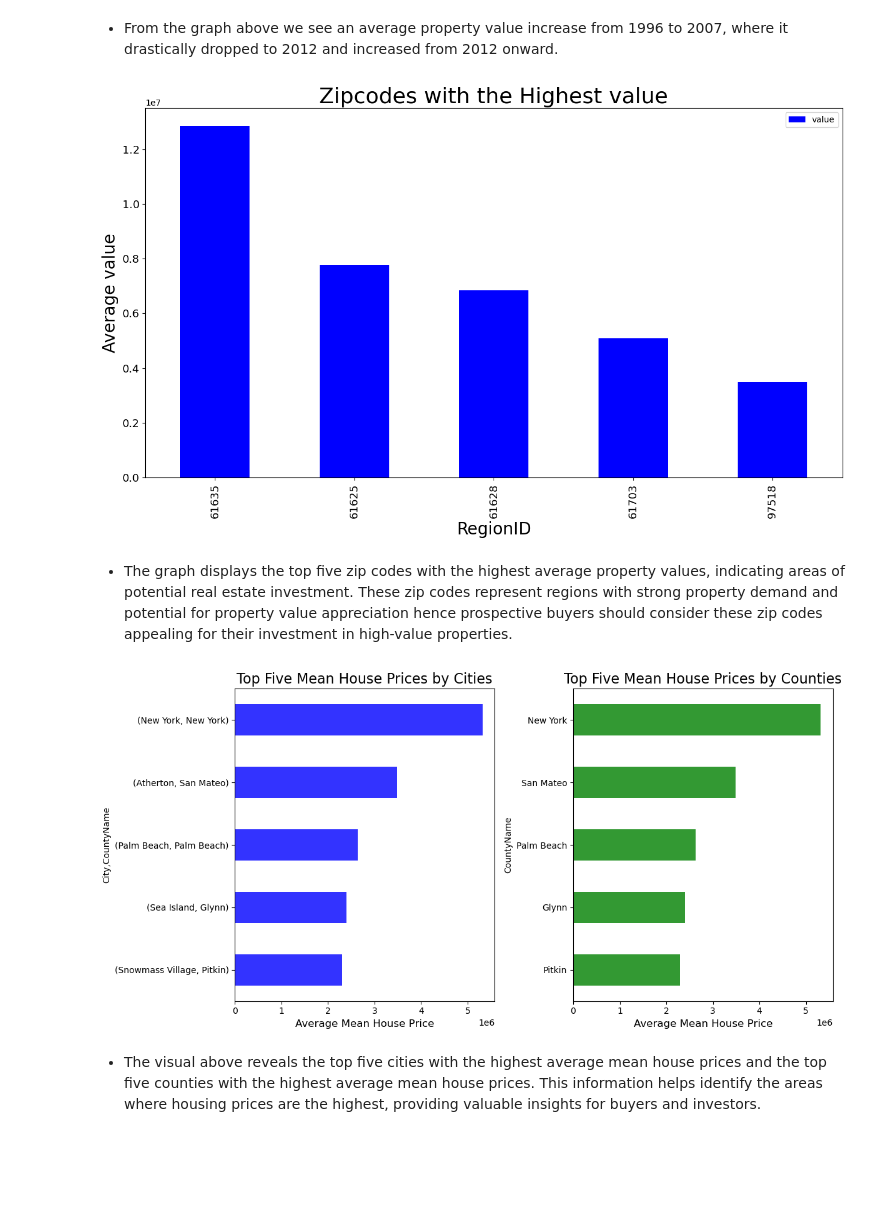
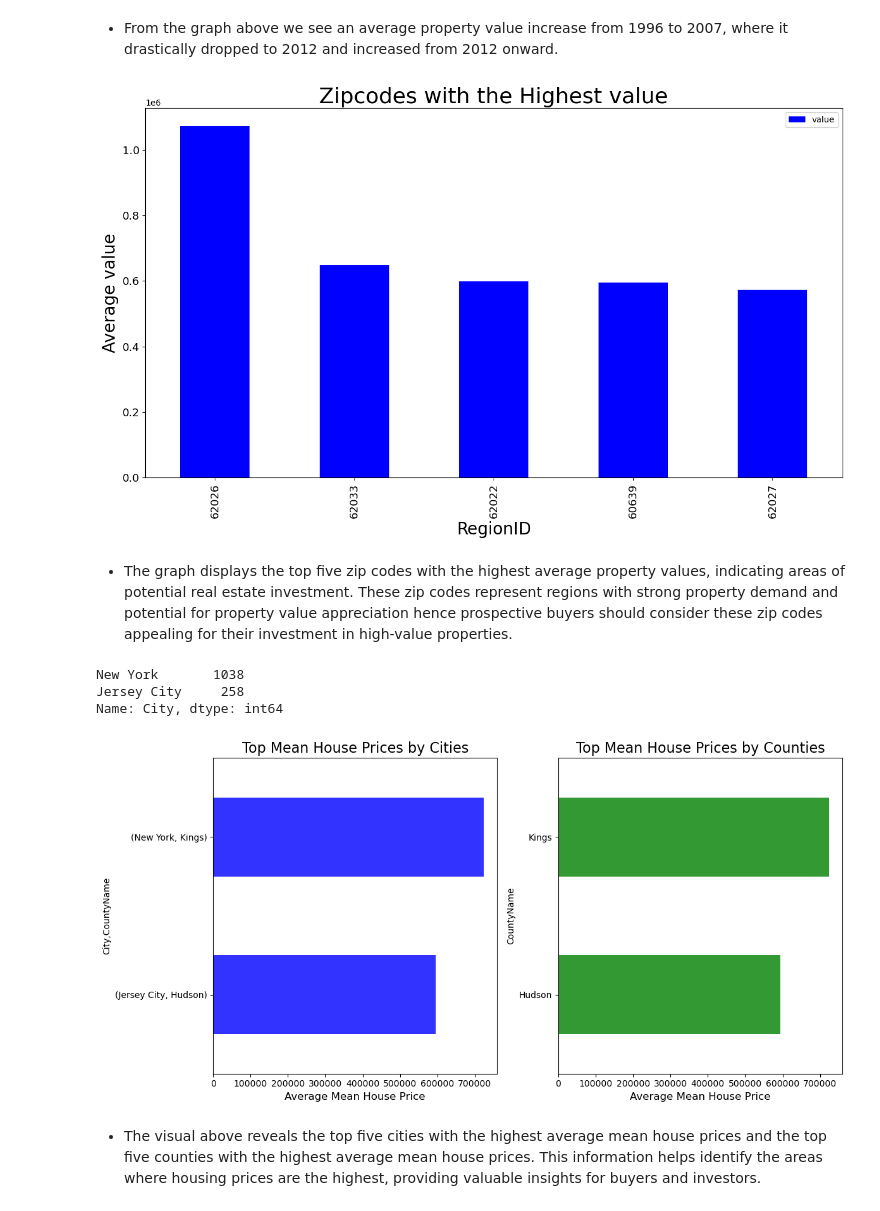
Before and after one commit to Lawez/phase-4-group-project, a Jupyter notebook: starter_notebook.ipynb, the cells around one changed output. Cells and saved outputs as stored; diff of their text form; code cells hidden in the pictures; blank space fills up the shorter version.

```diff
--- a/starter_notebook.ipynb
+++ b/starter_notebook.ipynb
@@ -311,6 +356,6 @@ Index(['RegionID', 'RegionName', 'City', 'State', 'Metro', 'CountyName',
 # %%
 # A function to convert the wide format to a long format
-def melt_df(df):
+#def melt_df(df):
     """
     Takes the zillow_data dataset in wide form or a subset of the zillow_dataset.
     Returns a long-form datetime dataframe
@@ -319,15 +364,15 @@ def melt_df(df):
     If more than one row is passes in the wide-form dataset, the values column
     will be the mean of the values from the datetime columns in all of the rows.
     """
-    melted = pd.melt(df, id_vars=['RegionName', 'RegionID', 'SizeRank', 'City', 'State', 'Metro', 'CountyName', 'ROI', 'ROI2', 'CV', 'Volatility', 'Market Stability', 'Risk Indicator 1', 'Risk Indicator 2'], var_name='time')
+    #melted = pd.melt(df, id_vars=['RegionName', 'RegionID', 'SizeRank', 'City', 'State', 'Metro', 'CountyName', 'ROI', 'ROI2', 'CV', 'Volatility', 'Market Stability', 'Risk Indicator 1', 'Risk Indicator 2','Region'], var_name='time')
 
-    melted['time'] = pd.to_datetime(melted['time'], infer_datetime_format=True)
-    melted = melted.dropna(subset=['value'])
-    return melted
+    #melted['time'] = pd.to_datetime(melted['time'], infer_datetime_format=True)
+    #melted = melted.dropna(subset=['value'])
+    #return melted
 
-new = melt_df(data)
+#new = melt_df(top5)
 # Converting the date data type into date time and indexing
-new['time'] = pd.to_datetime(new['time'], format='%m/%y')
+#new['time'] = pd.to_datetime(new['time'], format='%m/%y')
 
 # Set the 'Date' column as index
-new.set_index('time', inplace=True)
+#new.set_index('time', inplace=True)
@@ -342,2 +452,4 @@ check_duplicates(data)
 # %% [output]
 No duplicates found in the dataset
+# %%
+new.drop_duplicates( keep='first', inplace=True)
@@ -357,13 +465,0 @@ Given that the percentage of the missing values is small, It would be best to fi
-# %%
-#Filling missing values of ROI,ROI2 and Market stability by there mean data
-new['ROI'] = new['ROI'].fillna(new['ROI'].mean())
-new['ROI2'] = new['ROI2'].fillna(new['ROI2'].mean())
-new['Market Stability'] = new['Market Stability'].fillna(new['Market Stability'].mean())
-new['Risk Indicator 1'] = new['Risk Indicator 1'].fillna(new['Risk Indicator 1'].mean())
-new['Risk Indicator 2'] = new['Risk Indicator 2'].fillna(new['Risk Indicator 2'].mean())
-# %%
-# Foward filling missing values
-new.ffill(inplace=True)
-
-# Confirming missing values have been filled
-check_missing_values(new)
@@ -501,42 +604,48 @@ ax3.set_title("Zipcodes with the Highest value", fontsize=26)
 ax3.set_ylabel("Average value", fontsize=20);
 ax3.set_xlabel("RegionID", fontsize=20);
 # %% [output]
-[figure, old version]
+[figure, new version]
 # %% [markdown]
 * The graph displays the top five zip codes with the highest average property values, indicating areas of potential real estate investment. These zip codes represent regions with strong property demand and potential for property value appreciation hence prospective buyers should consider these zip codes appealing for their investment in high-value properties.
+# %%
+new.City.value_counts()
+# %% [output]
+New York       1038
+Jersey City     258
+Name: City, dtype: int64
 # %%
 #visualizing the house prices basing on cities
 # Group data by city and county and calculate mean house prices
-top_cities = new.groupby(['City', 'CountyName'])['value'].mean().sort_values(ascending=False).head(5)
+top_cities = new.groupby(['City', 'CountyName'])['value'].mean().sort_values(ascending=False)
 
 # Sort the top cities and counties
 top_cities = top_cities.sort_values(ascending=True)
 top_counties = top_cities.groupby('CountyName').mean().sort_values(ascending=True)
 
 # Create a figure with two subplots
 fig, axs = plt.subplots(1, 2, figsize=(12, 6))
 
 # Plot for cities
 top_cities.plot(kind='barh', color='blue', alpha=0.8, ax=axs[0])
-axs[0].set_title("Top Five Mean House Prices by Cities", fontsize=16)
+axs[0].set_title("Top Mean House Prices by Cities", fontsize=16)
 axs[0].set_xlabel("Average Mean House Price", fontsize=12)
 axs[0].tick_params(axis='y', labelrotation=0)
 axs[0].tick_params(axis='both', labelsize=10)
 
 # Plot for counties
 top_counties.plot(kind='barh', color='green', alpha=0.8, ax=axs[1])
-axs[1].set_title("Top Five Mean House Prices by Counties", fontsize=16)
+axs[1].set_title("Top Mean House Prices by Counties", fontsize=16)
 axs[1].set_xlabel("Average Mean House Price", fontsize=12)
 axs[1].tick_params(axis='y', labelrotation=0)
 axs[1].tick_params(axis='both', labelsize=10)
 
 # Adjust spacing between subplots
 fig.tight_layout()
 
 # Display the plot
 plt.show()
 # %% [output]
-[figure, old version]
+[figure, new version]
 # %% [markdown]
 * The visual above reveals the top five cities with the highest average mean house prices and the top five counties with the highest average mean house prices. This information helps identify the areas where housing prices are the highest, providing valuable insights for buyers and investors.
 # %% [markdown]
```
Also changed, not shown: parts of 46 cells of this notebook.
